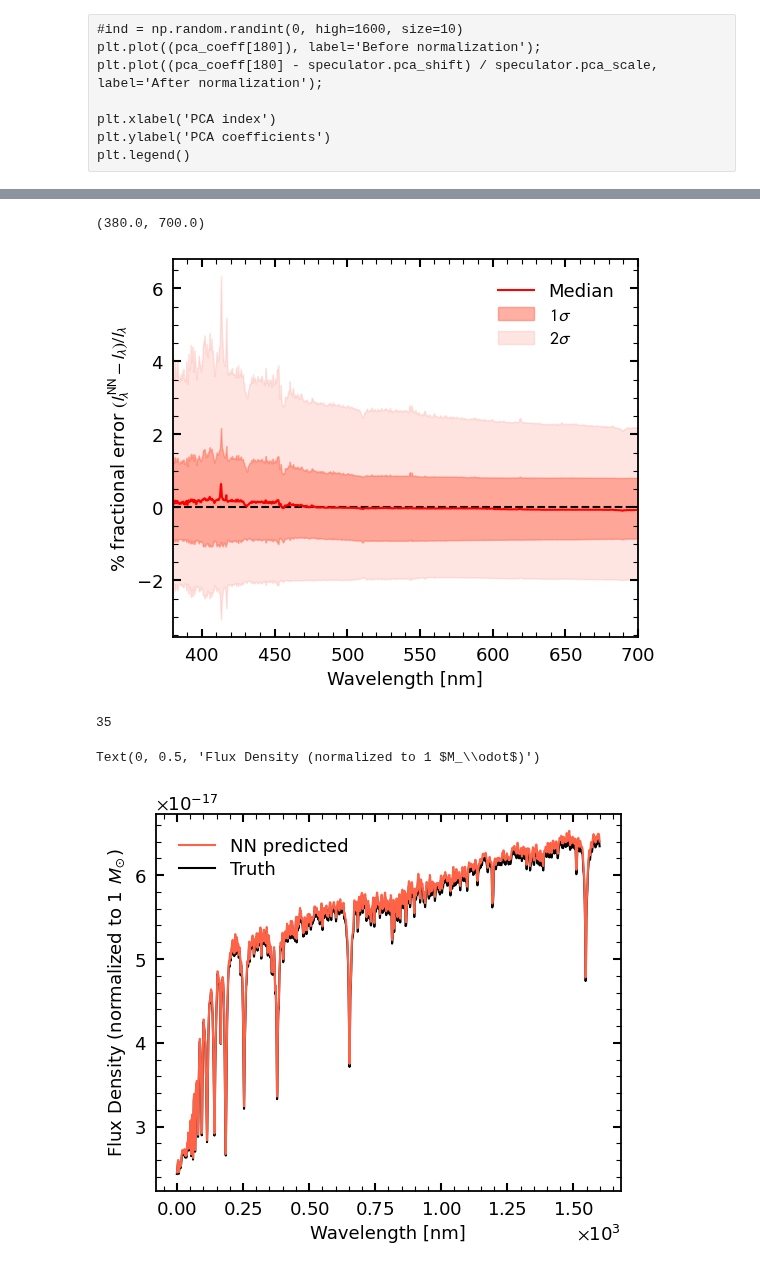
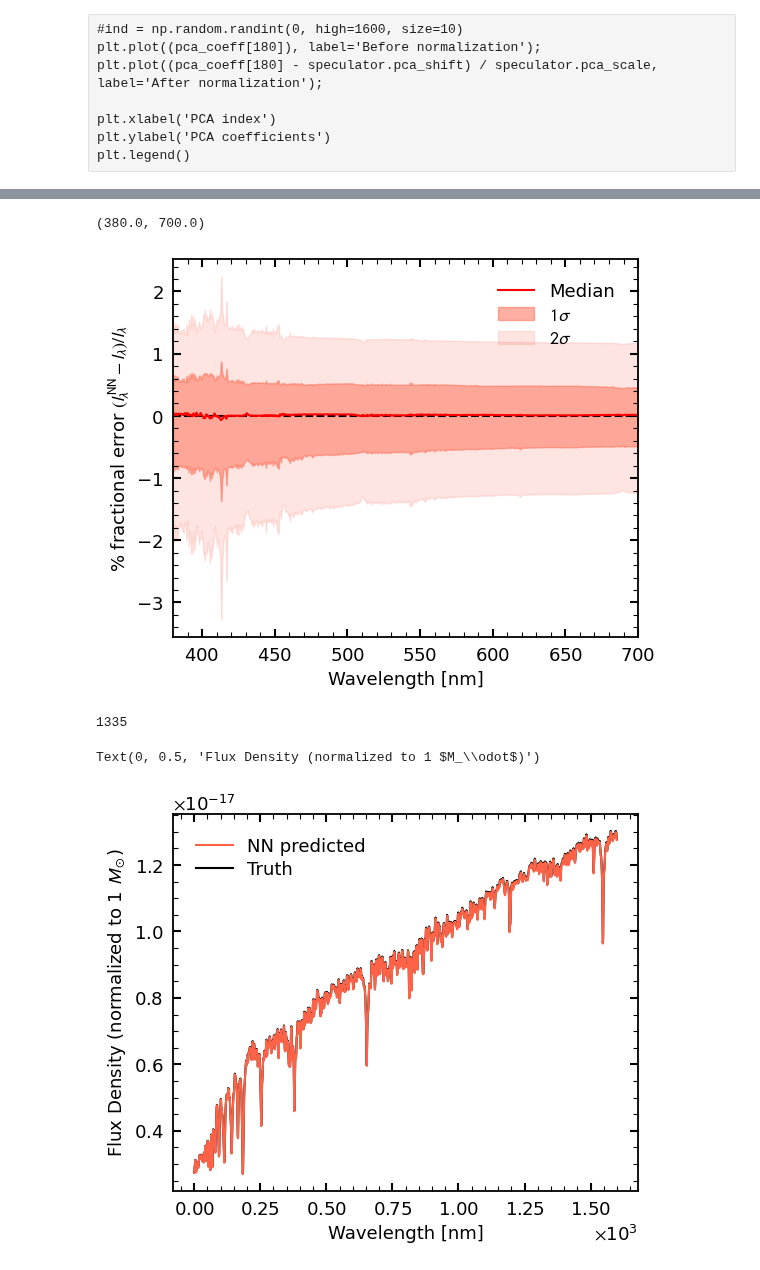
Before and after one commit to AstroJacobLi/popsed, a Jupyter notebook: notebooks/forward_model/NN_emulator.ipynb, the cells around one changed output, grey strips where cells are left out. Saved outputs shown, nothing was run; the diff lists cells and outputs as text; code cells hidden in the pictures.

```diff
--- a/notebooks/forward_model/NN_emulator.ipynb
+++ b/notebooks/forward_model/NN_emulator.ipynb
@@ -46,3 +41,8 @@ plt.plot((pca_coeff[180] - speculator.pca_shift) / speculator.pca_scale, label='
 plt.xlabel('PCA index')
 plt.ylabel('PCA coefficients')
 plt.legend()
+# %%
+%%time
+n_ep = [200, 100, 150, 500]
+for i, lr in enumerate([2e-3, 1e-3, 5e-4, 3e-4]):
+    speculator.train(learning_rate=lr, n_epochs=n_ep[i])
@@ -76,3 +95,7 @@ speculator.plot_loss()
+# %%
+## Load the NN emulator `speculator`
+with open('./best_recon_err_model.pkl', 'rb') as f:
+    speculator = pickle.load(f)
 # %%
 _specs = speculator.predict_spec(params)
 # %%
@@ -107,18 +130,18 @@ plt.legend()
 plt.xlim(380, 700)
 # %% [output]
 (380.0, 700.0)
-[figure, old version]
+[figure, new version]
-# %%
-val_ind[30]
-# %% [output]
-35
+# %%
+val_ind[20]
+# %% [output]
+1335
 # %%
-plt.plot(10**_specs[35], label='NN predicted', alpha=1, color='tomato', zorder=3)
-plt.plot(10**log_spec_all[35], label='Truth', alpha=1, color='k')
+plt.plot(10**_specs[1335], label='NN predicted', alpha=1, color='tomato', zorder=3)
+plt.plot(10**log_spec_all[1335], label='Truth', alpha=1, color='k')
 
 plt.legend()
 plt.xlabel('Wavelength [nm]')
 plt.ylabel(r'Flux Density (normalized to 1 $M_\odot$)')
 # %% [output]
 Text(0, 0.5, 'Flux Density (normalized to 1 $M_\\odot$)')
-[figure, old version]
+[figure, new version]
```
Also changed, not shown: parts of 15 cells of this notebook, 6 other files.
